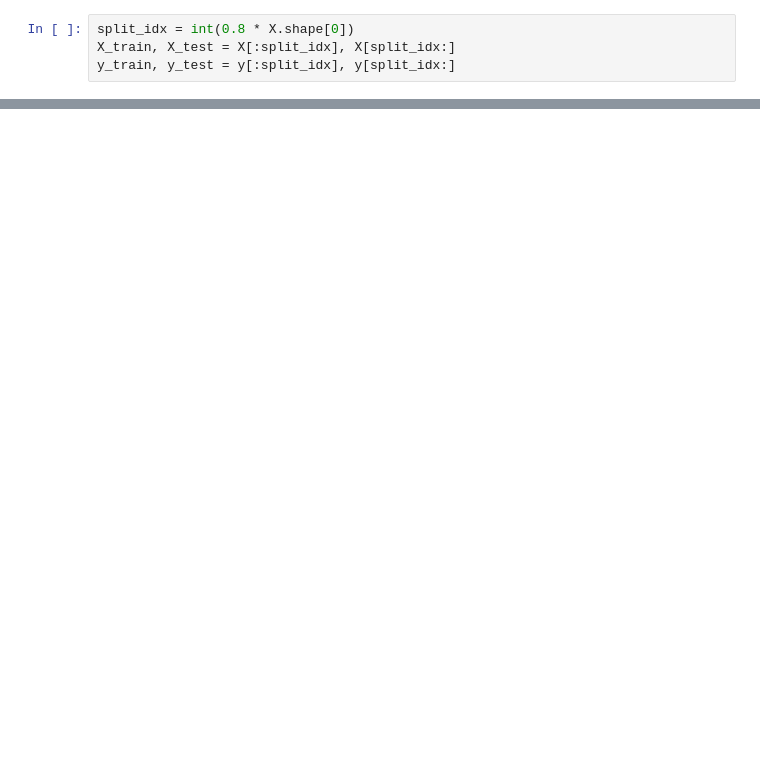
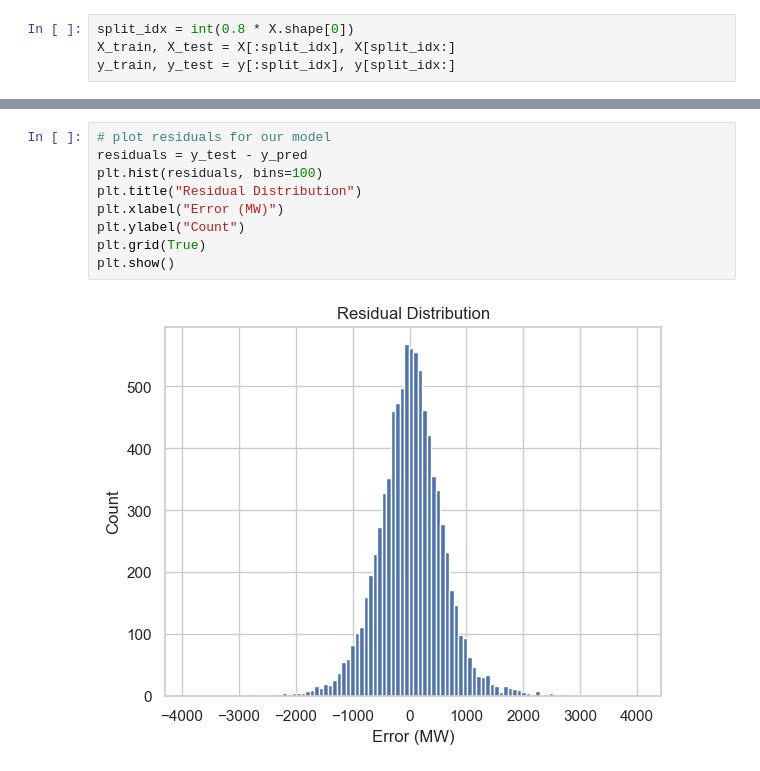
Before and after one commit to jaycob-melton/short-term-load-forecasting, a Jupyter notebook: notebooks/modeling.ipynb, the cells around one changed output, grey strips where cells are left out. Cells and saved outputs as stored; diff of their text form; blank space fills up the shorter version.

```diff
--- a/notebooks/modeling.ipynb
+++ b/notebooks/modeling.ipynb
@@ -207,0 +436,11 @@ plt.show()
+# %%
+# plot residuals for our model
+residuals = y_test - y_pred
+plt.hist(residuals, bins=100)
+plt.title("Residual Distribution")
+plt.xlabel("Error (MW)")
+plt.ylabel("Count")
+plt.grid(True)
+plt.show()
+# %% [output]
+[figure, added]
```
Also changed, not shown: parts of 36 cells of this notebook, 1 other file.
